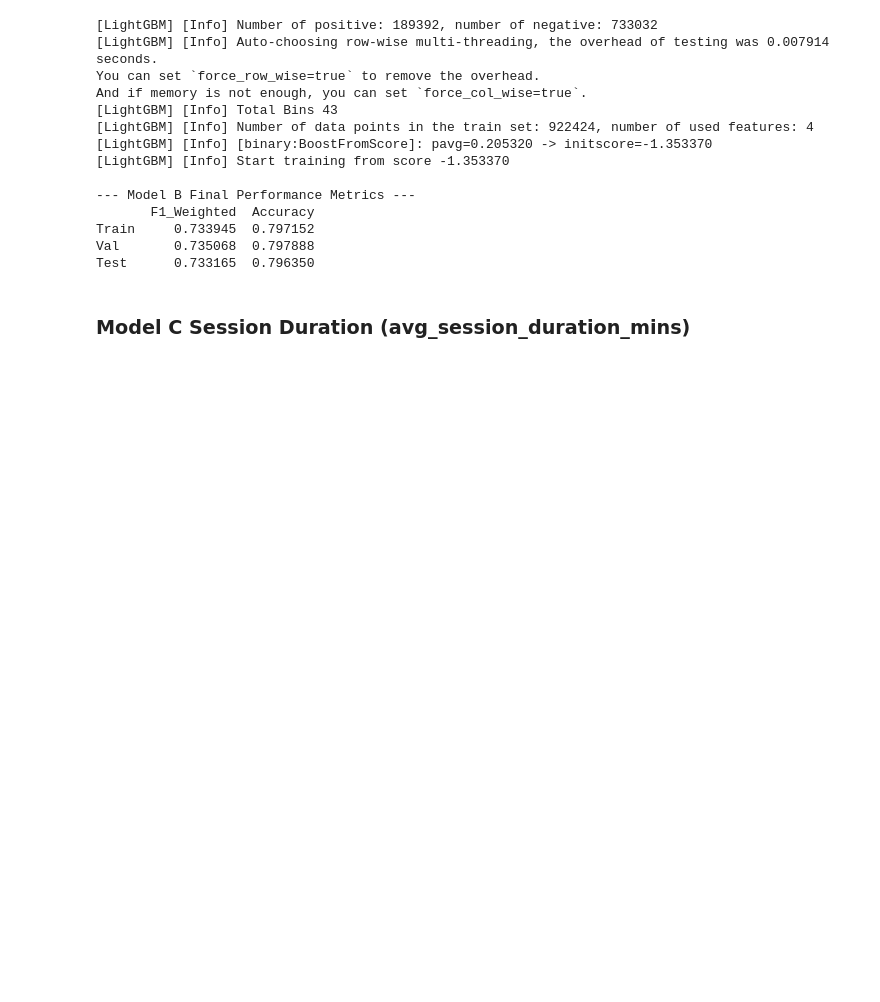
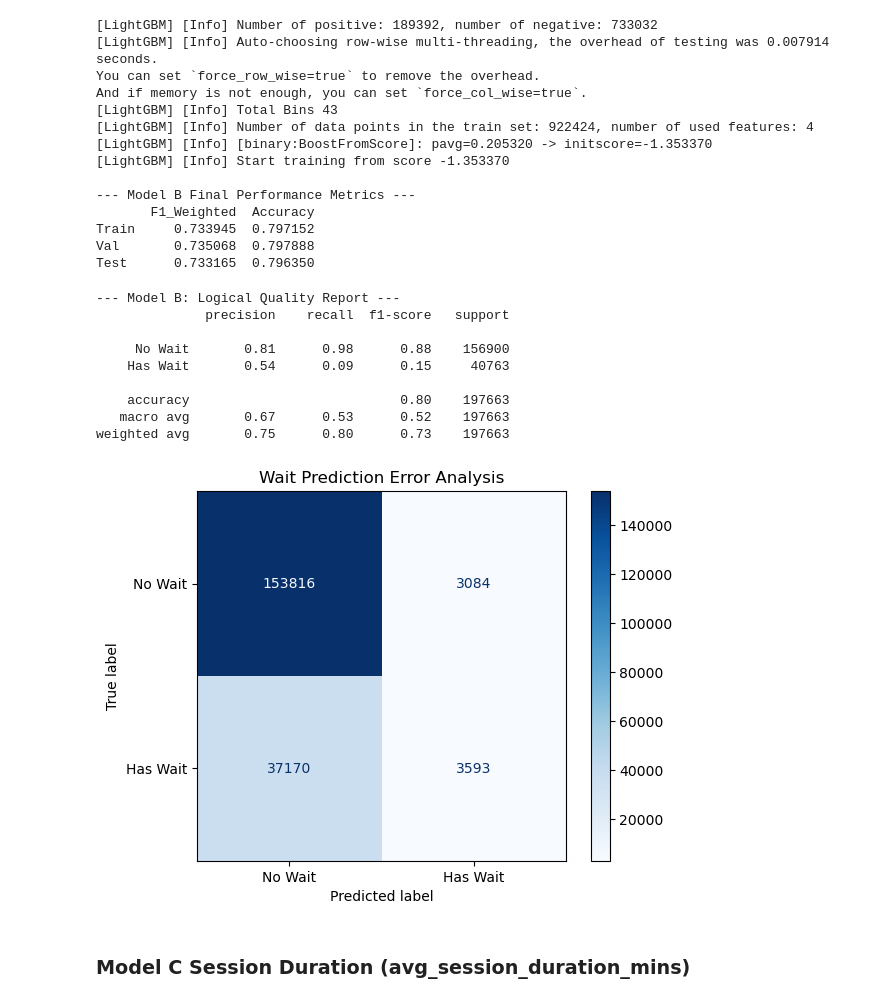
Before and after one commit to Priyanka2580/EV-Station-Recommender-System, a Jupyter notebook: models/train_models.ipynb, the cells around one changed output. Cells and saved outputs as stored; diff of their text form; code cells hidden in the pictures; blank space fills up the shorter version.

```diff
--- a/models/train_models.ipynb
+++ b/models/train_models.ipynb
@@ -173,6 +231,36 @@ And if memory is not enough, you can set `force_col_wise=true`.
 Train     0.733945  0.797152
 Val       0.735068  0.797888
 Test      0.733165  0.796350
+# %%
+from sklearn.metrics import classification_report, confusion_matrix, ConfusionMatrixDisplay
+import matplotlib.pyplot as plt
+
+# 1. Get predictions for the Test set
+y_pred_b = model_b.predict(X_test_b)
+
+# 2. Print Precision, Recall, and F1-Score
+# This is the 'logic check'
+print("--- Model B: Logical Quality Report ---")
+print(classification_report(y_test_b, y_pred_b, target_names=['No Wait', 'Has Wait']))
+
+# 3. Visualize the Confusion Matrix
+# This tells you exactly where the model is 'confused'
+cm = confusion_matrix(y_test_b, y_pred_b)
+disp = ConfusionMatrixDisplay(confusion_matrix=cm, display_labels=['No Wait', 'Has Wait'])
+disp.plot(cmap='Blues')
+plt.title('Wait Prediction Error Analysis')
+plt.show()
+# %% [output]
+--- Model B: Logical Quality Report ---
+              precision    recall  f1-score   support
+
+     No Wait       0.81      0.98      0.88    156900
+    Has Wait       0.54      0.09      0.15     40763
+
+    accuracy                           0.80    197663
+   macro avg       0.67      0.53      0.52    197663
+weighted avg       0.75      0.80      0.73    197663
+[figure, added]
 # %% [markdown]
 ### Model C Session Duration (avg_session_duration_mins)
 # %%
```
Also changed, not shown: parts of 4 cells of this notebook, 1 other file.
